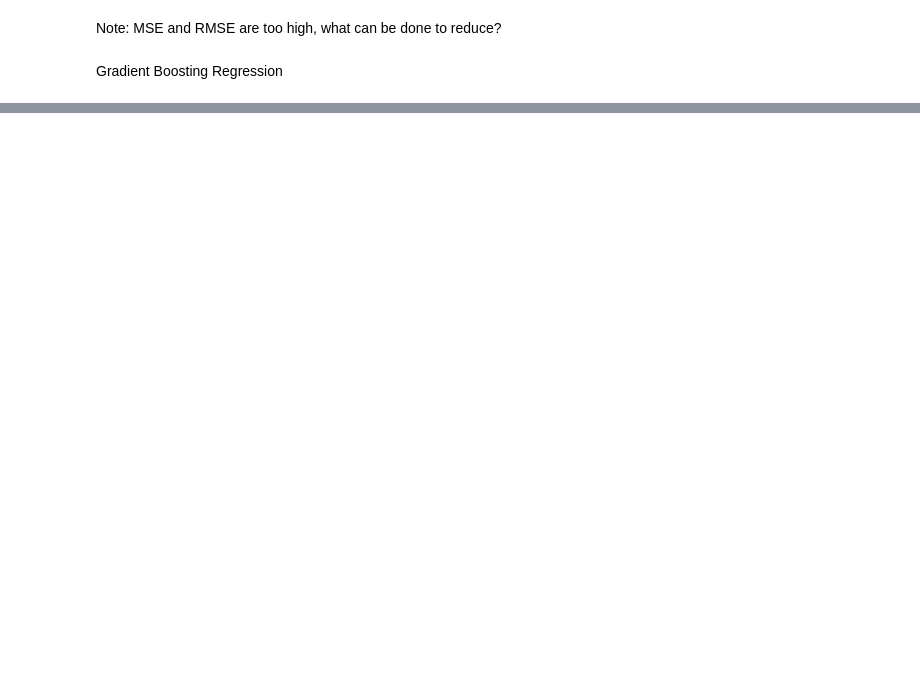
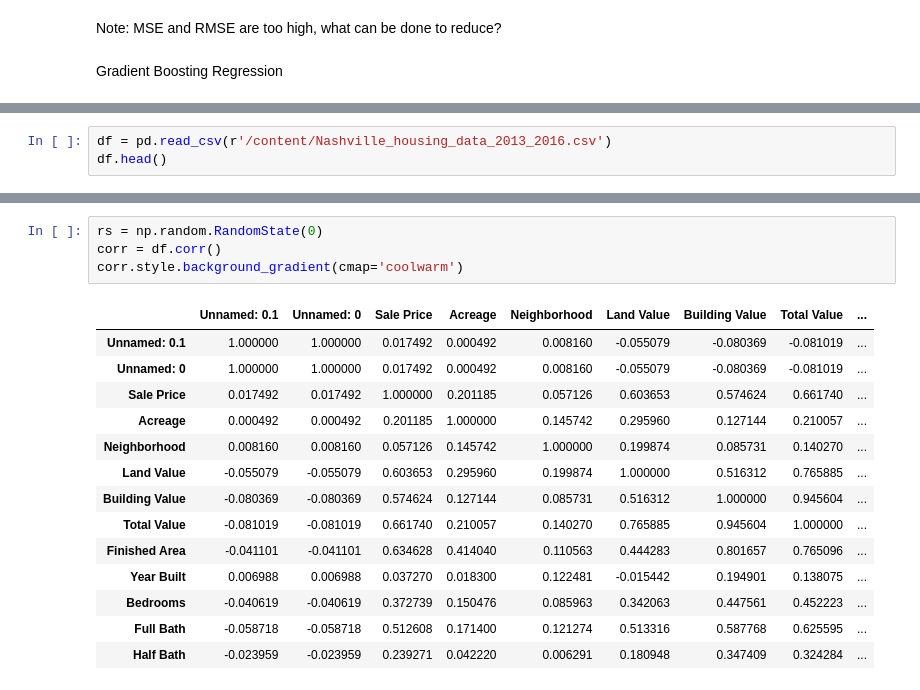
Before and after one commit to yuqingg3/Housing-AI, a Jupyter notebook: HousingAI.ipynb, the cells around one changed output, grey strips where cells are left out. Drawn from its saved outputs; the diff is of its cells as text; blank space fills up the shorter version.

```diff
--- a/HousingAI.ipynb
+++ b/HousingAI.ipynb
@@ -175,0 +216,3 @@ plt.show()
+# %%
+df = pd.read_csv(r'/content/Nashville_housing_data_2013_2016.csv')
+df.head()
@@ -175,0 +227,19 @@ plt.show()
+# %%
+rs = np.random.RandomState(0)
+corr = df.corr()
+corr.style.background_gradient(cmap='coolwarm')
+# %% [output]
+|  | Unnamed: 0.1 | Unnamed: 0 | Sale Price | Acreage | Neighborhood | Land Value | Building Value | Total Value | ... |
+| Unnamed: 0.1 | 1.000000 | 1.000000 | 0.017492 | 0.000492 | 0.008160 | -0.055079 | -0.080369 | -0.081019 | ... |
+| Unnamed: 0 | 1.000000 | 1.000000 | 0.017492 | 0.000492 | 0.008160 | -0.055079 | -0.080369 | -0.081019 | ... |
+| Sale Price | 0.017492 | 0.017492 | 1.000000 | 0.201185 | 0.057126 | 0.603653 | 0.574624 | 0.661740 | ... |
+| Acreage | 0.000492 | 0.000492 | 0.201185 | 1.000000 | 0.145742 | 0.295960 | 0.127144 | 0.210057 | ... |
+| Neighborhood | 0.008160 | 0.008160 | 0.057126 | 0.145742 | 1.000000 | 0.199874 | 0.085731 | 0.140270 | ... |
+| Land Value | -0.055079 | -0.055079 | 0.603653 | 0.295960 | 0.199874 | 1.000000 | 0.516312 | 0.765885 | ... |
+| Building Value | -0.080369 | -0.080369 | 0.574624 | 0.127144 | 0.085731 | 0.516312 | 1.000000 | 0.945604 | ... |
+| Total Value | -0.081019 | -0.081019 | 0.661740 | 0.210057 | 0.140270 | 0.765885 | 0.945604 | 1.000000 | ... |
+| Finished Area | -0.041101 | -0.041101 | 0.634628 | 0.414040 | 0.110563 | 0.444283 | 0.801657 | 0.765096 | ... |
+| Year Built | 0.006988 | 0.006988 | 0.037270 | 0.018300 | 0.122481 | -0.015442 | 0.194901 | 0.138075 | ... |
+| Bedrooms | -0.040619 | -0.040619 | 0.372739 | 0.150476 | 0.085963 | 0.342063 | 0.447561 | 0.452223 | ... |
+| Full Bath | -0.058718 | -0.058718 | 0.512608 | 0.171400 | 0.121274 | 0.513316 | 0.587768 | 0.625595 | ... |
+| Half Bath | -0.023959 | -0.023959 | 0.239271 | 0.042220 | 0.006291 | 0.180948 | 0.347409 | 0.324284 | ... |
```
Also changed, not shown: parts of 57 cells of this notebook.
